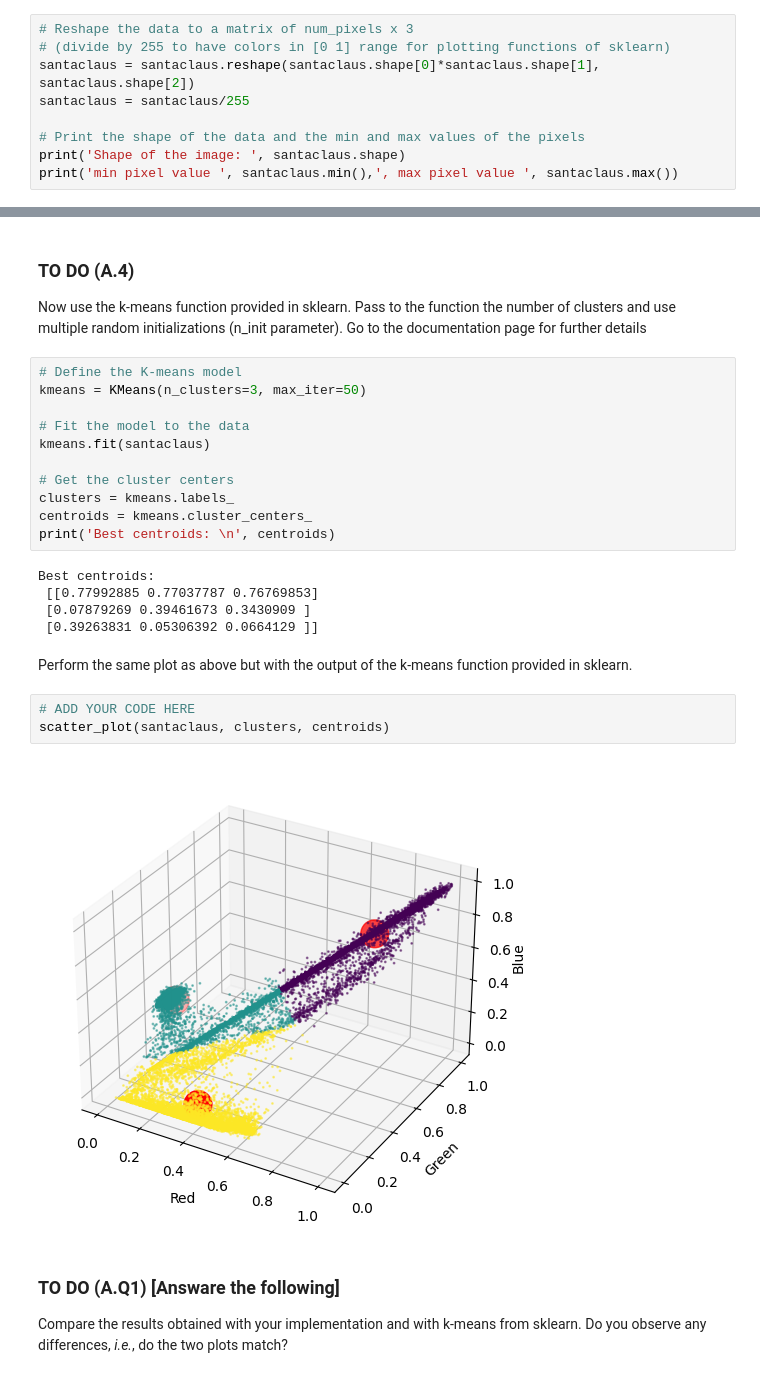
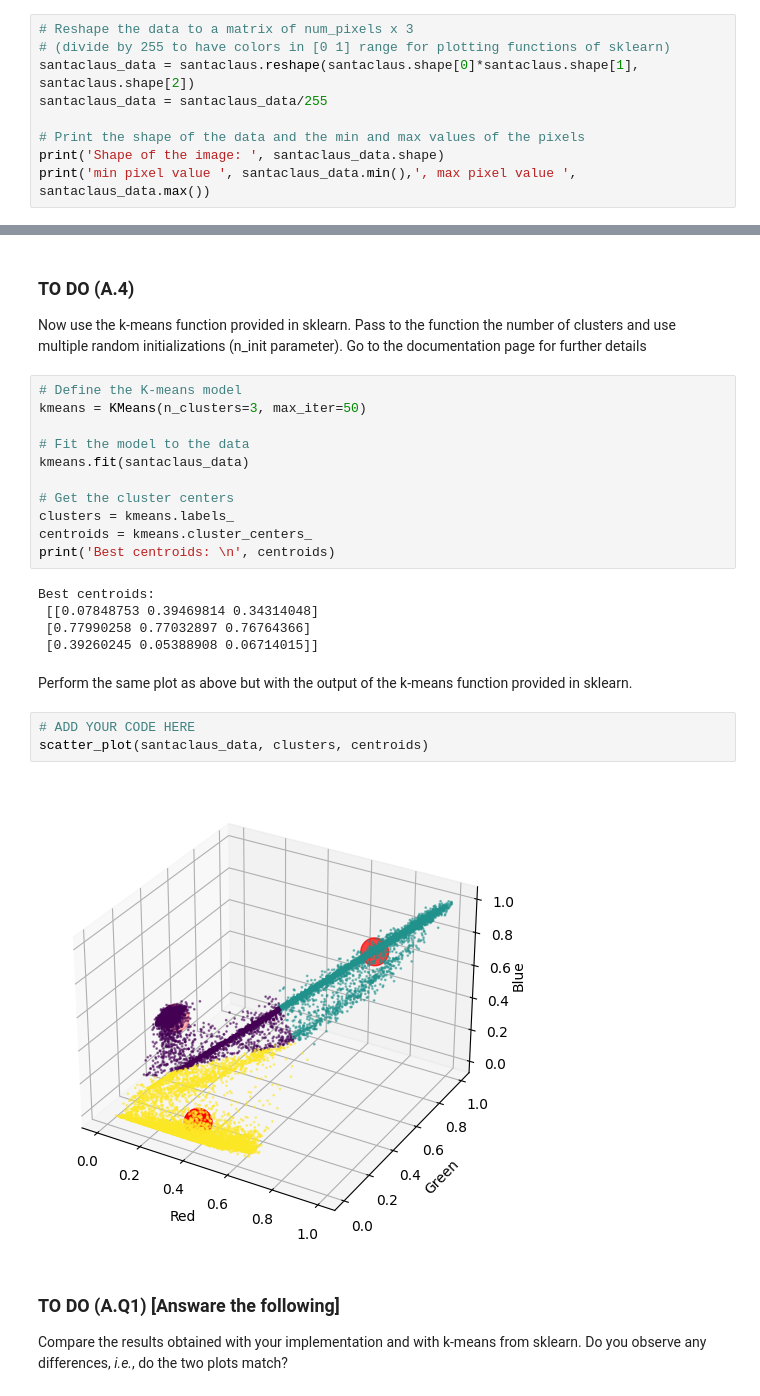
Before and after one commit to Giacomo-Menegatti/MachineLearning, a Jupyter notebook: Lab3/assignment_lab03.ipynb, the cells around one changed output, grey strips where cells are left out. Cells and saved outputs as stored; diff of their text form.

```diff
--- a/Lab3/assignment_lab03.ipynb
+++ b/Lab3/assignment_lab03.ipynb
@@ -206,12 +206,12 @@ We are going to start by using the Santa Claus image.
 # %%
 # Reshape the data to a matrix of num_pixels x 3
 # (divide by 255 to have colors in [0 1] range for plotting functions of sklearn)
-santaclaus = santaclaus.reshape(santaclaus.shape[0]*santaclaus.shape[1], santaclaus.shape[2])
-santaclaus = santaclaus/255
+santaclaus_data = santaclaus.reshape(santaclaus.shape[0]*santaclaus.shape[1], santaclaus.shape[2])
+santaclaus_data = santaclaus_data/255
 
 # Print the shape of the data and the min and max values of the pixels
-print('Shape of the image: ', santaclaus.shape)
-print('min pixel value ', santaclaus.min(),', max pixel value ', santaclaus.max())
+print('Shape of the image: ', santaclaus_data.shape)
+print('min pixel value ', santaclaus_data.min(),', max pixel value ', santaclaus_data.max())
 # %% [output]
 Shape of the image:  (44032, 3)
 min pixel value  0.0 , max pixel value  1.0
@@ -313,7 +313,7 @@ Now use the k-means function provided in sklearn. Pass to the function the numbe
 kmeans = KMeans(n_clusters=3, max_iter=50)
 
 # Fit the model to the data
-kmeans.fit(santaclaus)
+kmeans.fit(santaclaus_data)
 
 # Get the cluster centers
 clusters = kmeans.labels_
@@ -321,16 +321,16 @@ centroids = kmeans.cluster_centers_
 print('Best centroids: \n', centroids)
 # %% [output]
 Best centroids:
- [[0.77992885 0.77037787 0.76769853]
- [0.07879269 0.39461673 0.3430909 ]
- [0.39263831 0.05306392 0.0664129 ]]
+ [[0.07848753 0.39469814 0.34314048]
+ [0.77990258 0.77032897 0.76764366]
+ [0.39260245 0.05388908 0.06714015]]
 # %% [markdown]
 Perform the same plot as above but with the output of the k-means function provided in sklearn.
 # %%
 # ADD YOUR CODE HERE
-scatter_plot(santaclaus, clusters, centroids)
+scatter_plot(santaclaus_data, clusters, centroids)
 # %% [output]
-[figure, old version]
+[figure, new version]
 # %% [markdown]
 ### TO DO (A.Q1) [Answare the following]
 
```
Also changed, not shown: parts of 11 cells of this notebook.
